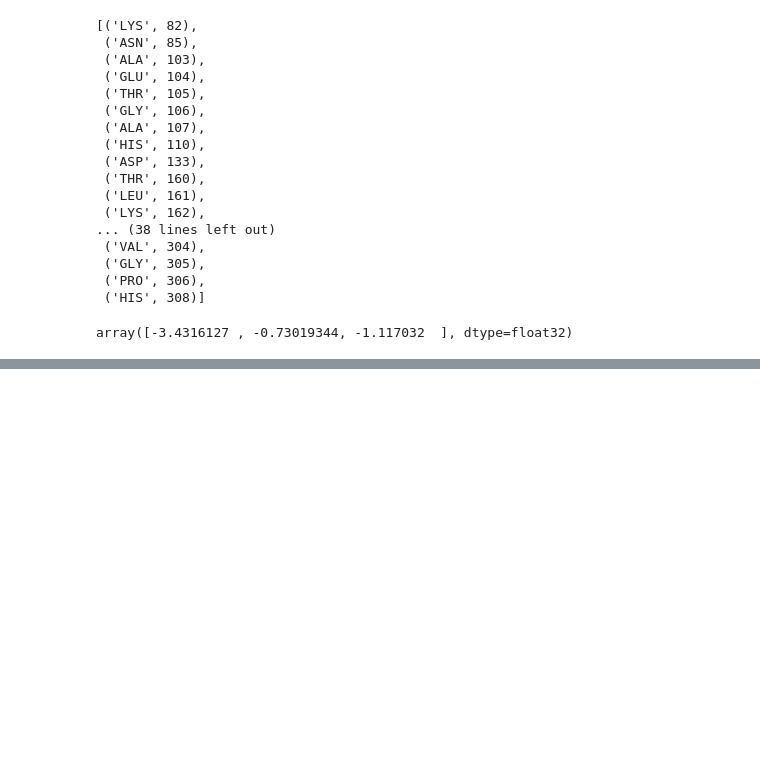
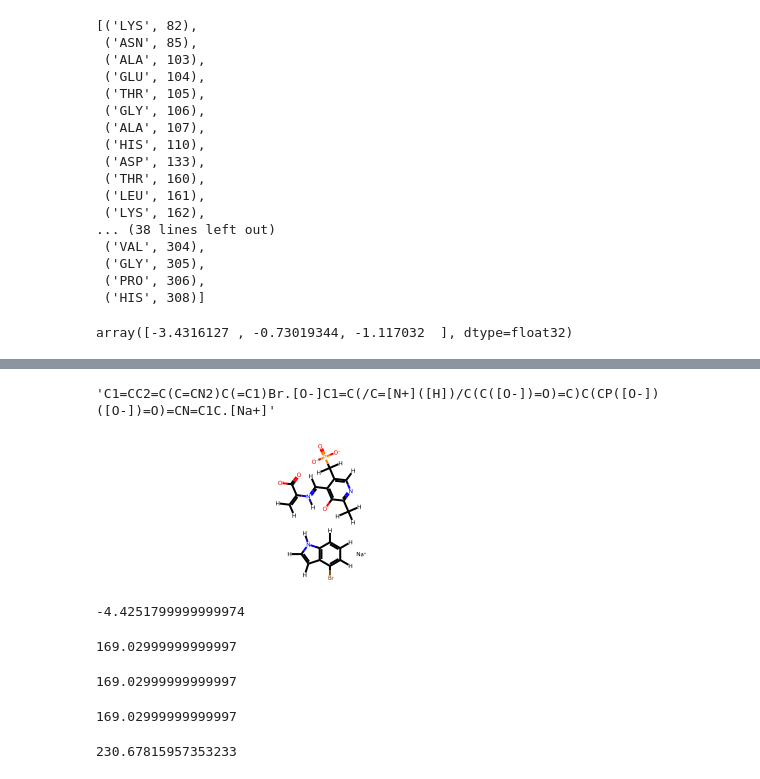
Before and after one commit to fhalab/substrate_aware_zs, a Jupyter notebook: sandbox/test_hydro.ipynb, the cells around one changed output, grey strips where cells are left out. Saved outputs shown, nothing was run; the diff lists cells and outputs as text; code cells hidden in the pictures; blank space fills up the shorter version.

```diff
--- a/sandbox/test_hydro.ipynb
+++ b/sandbox/test_hydro.ipynb
@@ -138,0 +455,33 @@ array([-3.4316127 , -0.73019344, -1.117032  ], dtype=float32)
+# %%
+LIB_INFO_DICT["PfTrpB-4bromo"]["substrate-smiles"] + "." + ".".join(LIB_INFO_DICT["PfTrpB-4bromo"]["cofactor-smiles"])
+# %% [output]
+'C1=CC2=C(C=CN2)C(=C1)Br.[O-]C1=C(/C=[N+]([H])/C(C([O-])=O)=C)C(CP([O-])([O-])=O)=CN=C1C.[Na+]'
+# %%
+
+from rdkit import Chem
+
+mol = Chem.MolFromSmiles(LIB_INFO_DICT["PfTrpB-4bromo"]["substrate-smiles"] + "." + ".".join(LIB_INFO_DICT["PfTrpB-4bromo"]["cofactor-smiles"]))
+mol = Chem.AddHs(mol)
+mol
+# %% [output]
+[figure, added]
+# %%
+Descriptors.MolLogP(mol)
+# %% [output]
+-4.4251799999999974
+# %%
+Chem.rdMolDescriptors.CalcTPSA(mol)
+# %% [output]
+169.02999999999997
+# %%
+MolSurf.TPSA(mol)
+# %% [output]
+169.02999999999997
+# %%
+Descriptors.TPSA(mol)
+# %% [output]
+169.02999999999997
+# %%
+MolSurf.LabuteASA(mol)
+# %% [output]
+230.67815957353233
```
Also changed, not shown: parts of 23 cells of this notebook, 26 other files.
